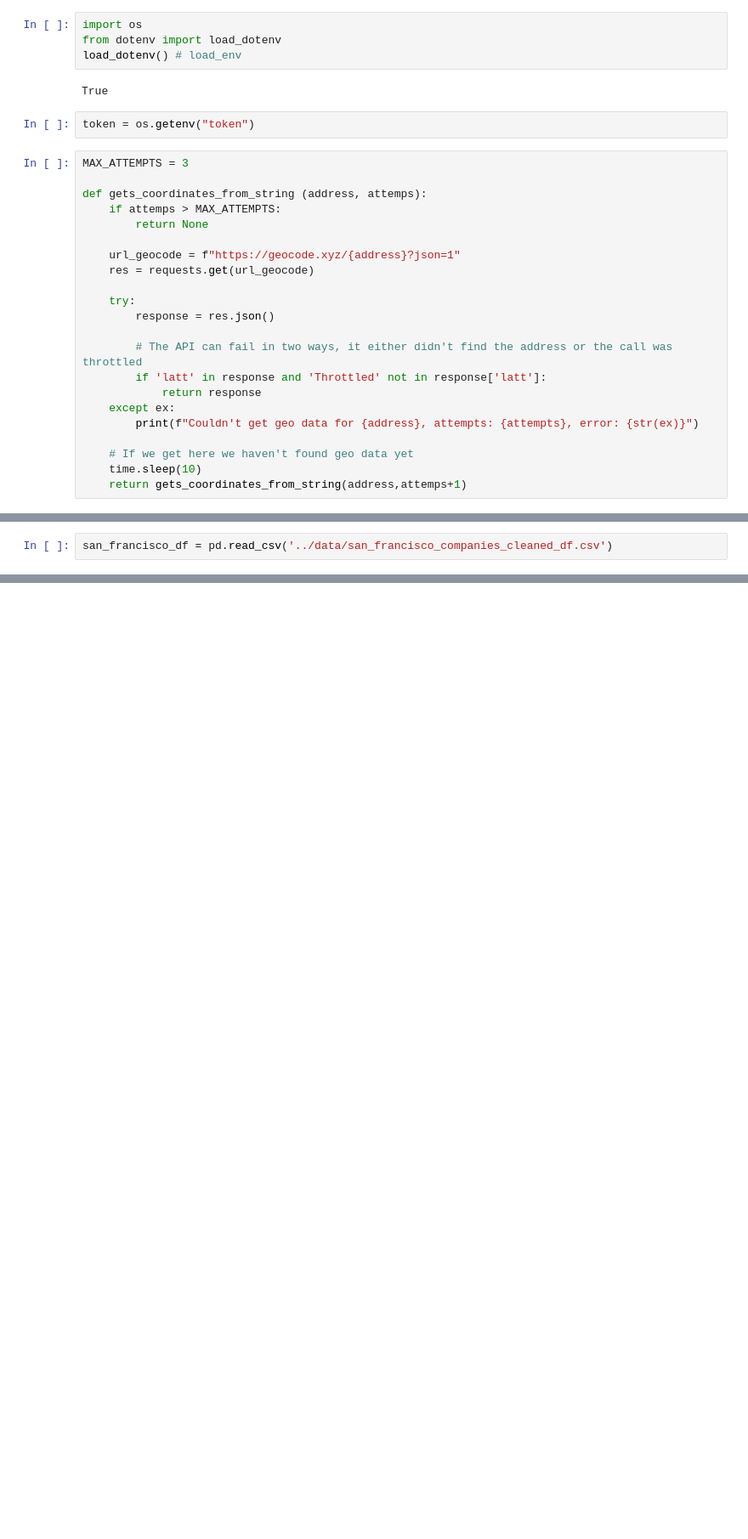
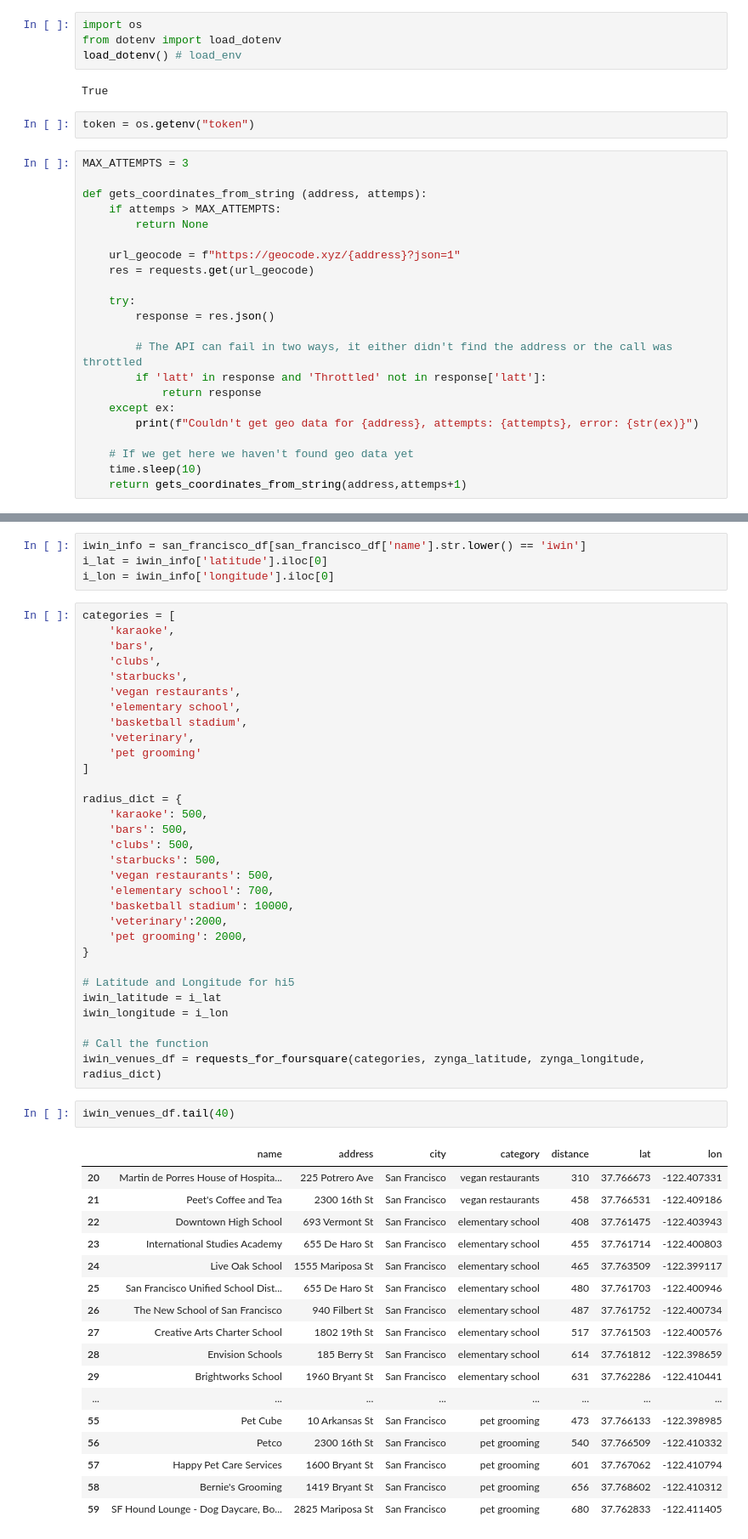
Before and after one commit to MairaMG/project-III-geospatial-data, a Jupyter notebook: notebook/1_Extracting.ipynb, the cells around one changed output, grey strips where cells are left out. Shown: that part at 85% size. Saved outputs shown, nothing was run; the diff lists cells and outputs as text; blank space fills up the shorter version.

```diff
--- a/notebook/1_Extracting.ipynb
+++ b/notebook/1_Extracting.ipynb
@@ -326,2 +281,0 @@ def requests_for_foursquare(categories, lat, lon, radius_dict, limit=10):
-# %%
-san_francisco_df = pd.read_csv('../data/san_francisco_companies_cleaned_df.csv')
@@ -522,0 +463,55 @@ iwin_venues_df.to_csv('../data/iwin_venues_df.csv', index=False)
+# %%
+iwin_info = san_francisco_df[san_francisco_df['name'].str.lower() == 'iwin']
+i_lat = iwin_info['latitude'].iloc[0]
+i_lon = iwin_info['longitude'].iloc[0]
+# %%
+categories = [
+    'karaoke',
+    'bars',
+    'clubs',
+    'starbucks',
+    'vegan restaurants',
+    'elementary school',
+    'basketball stadium',
+    'veterinary',
+    'pet grooming'
+]
+
+radius_dict = {
+    'karaoke': 500,
+    'bars': 500,
+    'clubs': 500,
+    'starbucks': 500,
+    'vegan restaurants': 500,
+    'elementary school': 700,
+    'basketball stadium': 10000,
+    'veterinary':2000,
+    'pet grooming': 2000,
+}
+
+# Latitude and Longitude for hi5
+iwin_latitude = i_lat
+iwin_longitude = i_lon
+
+# Call the function
+iwin_venues_df = requests_for_foursquare(categories, zynga_latitude, zynga_longitude, radius_dict)
+# %%
+iwin_venues_df.tail(40)
+# %% [output]
+|  | name | address | city | category | distance | lat | lon |
+| 20 | Martin de Porres House of Hospita... | 225 Potrero Ave | San Francisco | vegan restaurants | 310 | 37.766673 | -122.407331 |
+| 21 | Peet's Coffee and Tea | 2300 16th St | San Francisco | vegan restaurants | 458 | 37.766531 | -122.409186 |
+| 22 | Downtown High School | 693 Vermont St | San Francisco | elementary school | 408 | 37.761475 | -122.403943 |
+| 23 | International Studies Academy | 655 De Haro St | San Francisco | elementary school | 455 | 37.761714 | -122.400803 |
+| 24 | Live Oak School | 1555 Mariposa St | San Francisco | elementary school | 465 | 37.763509 | -122.399117 |
+| 25 | San Francisco Unified School Dist... | 655 De Haro St | San Francisco | elementary school | 480 | 37.761703 | -122.400946 |
+| 26 | The New School of San Francisco | 940 Filbert St | San Francisco | elementary school | 487 | 37.761752 | -122.400734 |
+| 27 | Creative Arts Charter School | 1802 19th St | San Francisco | elementary school | 517 | 37.761503 | -122.400576 |
+| 28 | Envision Schools | 185 Berry St | San Francisco | elementary school | 614 | 37.761812 | -122.398659 |
+| 29 | Brightworks School | 1960 Bryant St | San Francisco | elementary school | 631 | 37.762286 | -122.410441 |
+| ... | ... | ... | ... | ... | ... | ... | ... |
+| 55 | Pet Cube | 10 Arkansas St | San Francisco | pet grooming | 473 | 37.766133 | -122.398985 |
+| 56 | Petco | 2300 16th St | San Francisco | pet grooming | 540 | 37.766509 | -122.410332 |
+| 57 | Happy Pet Care Services | 1600 Bryant St | San Francisco | pet grooming | 601 | 37.767062 | -122.410794 |
+| 58 | Bernie's Grooming | 1419 Bryant St | San Francisco | pet grooming | 656 | 37.768602 | -122.410312 |
+| 59 | SF Hound Lounge - Dog Daycare, Bo... | 2825 Mariposa St | San Francisco | pet grooming | 680 | 37.762833 | -122.411405 |
```
Also changed, not shown: parts of 42 cells of this notebook, 2 other files.
